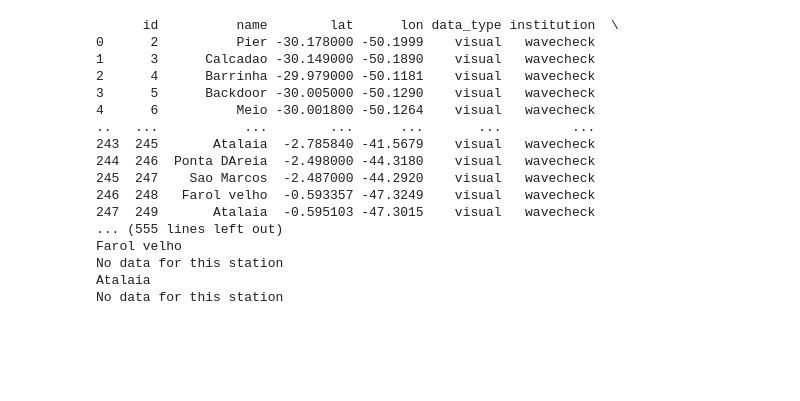
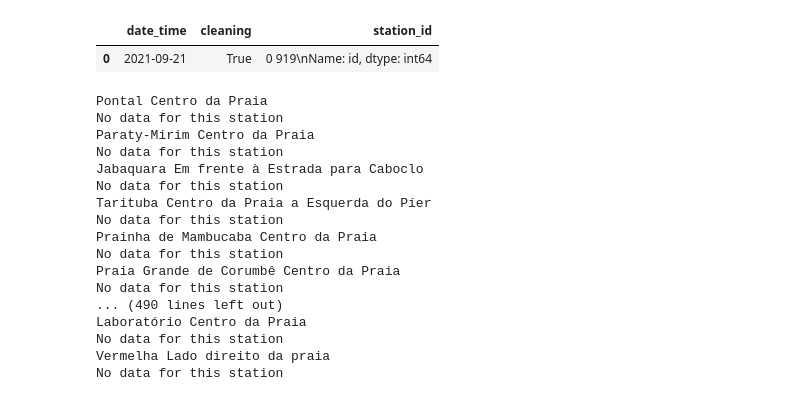
Before and after one commit to soutobias/oceanoobsbrasil, a Jupyter notebook: notebooks/observation_data.ipynb, the cells around one changed output. Saved outputs shown, nothing was run; the diff lists cells and outputs as text; code cells hidden in the pictures; blank space fills up the shorter version.

```diff
--- a/notebooks/observation_data.ipynb
+++ b/notebooks/observation_data.ipynb
@@ -18,20 +16,27 @@ w = Wave()
+# %%
+c = CleanBeach()
+# %%
+c.result
+# %% [output]
+|  | date_time | cleaning | station_id |
+| 0 | 2021-09-21 | True | 0 919\nName: id, dtype: int64 |
 # %%
-w.get()
+c.get()
 # %% [output]
-      id          name        lat      lon data_type institution  \
-0      2          Pier -30.178000 -50.1999    visual   wavecheck
-1      3      Calcadao -30.149000 -50.1890    visual   wavecheck
-2      4      Barrinha -29.979000 -50.1181    visual   wavecheck
-3      5      Backdoor -30.005000 -50.1290    visual   wavecheck
-4      6          Meio -30.001800 -50.1264    visual   wavecheck
-..   ...           ...        ...      ...       ...         ...
-243  245       Atalaia  -2.785840 -41.5679    visual   wavecheck
-244  246  Ponta DAreia  -2.498000 -44.3180    visual   wavecheck
-245  247    Sao Marcos  -2.487000 -44.2920    visual   wavecheck
-246  248   Farol velho  -0.593357 -47.3249    visual   wavecheck
-247  249       Atalaia  -0.595103 -47.3015    visual   wavecheck
-... (555 lines left out)
-Farol velho
+Pontal Centro da Praia
 No data for this station
-Atalaia
+Paraty-Mirim Centro da Praia
 No data for this station
+Jabaquara Em frente à Estrada para Caboclo
+No data for this station
+Tarituba Centro da Praia a Esquerda do Píer
+No data for this station
+Prainha de Mambucaba Centro da Praia
+No data for this station
+Praia Grande de Corumbê Centro da Praia
+No data for this station
+... (490 lines left out)
+Laboratório Centro da Praia
+No data for this station
+Vermelha Lado direito da praia
+No data for this station
```
Also changed, not shown: parts of 5 cells of this notebook, 6 other files.
